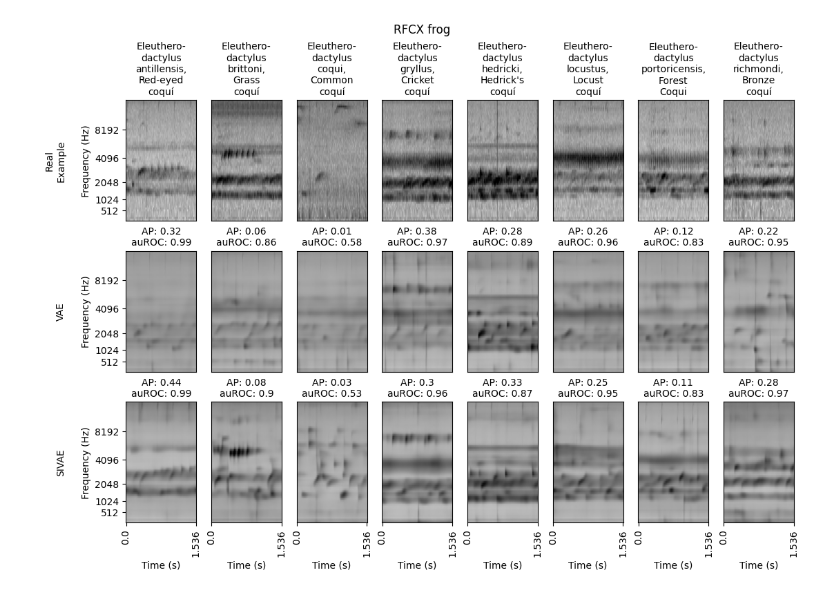
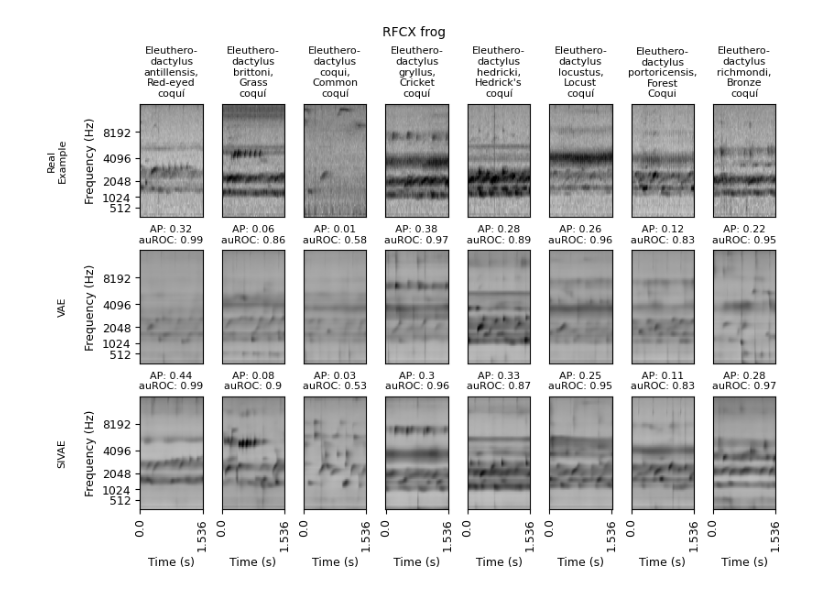
Before and after one commit to m4gpi/interpretable_bioacoustic_classifiers, a Jupyter notebook: notebooks/rfcx_frog_interpolation.ipynb, the cells around one changed output. Drawn from its saved outputs; the diff is of its cells as text; code cells hidden in the pictures.

Commit message:
updated significance test and plot sizes

```diff
--- a/notebooks/rfcx_frog_interpolation.ipynb
+++ b/notebooks/rfcx_frog_interpolation.ipynb
@@ -22,10 +22,11 @@ from src.core.models.mil_species_detector import MILSpeciesDetector
 from src.core.utils.sketch import make_ax_invisible
 
 plt.rcParams.update({
-    'axes.labelsize': 10,
-    'xtick.labelsize': 10,
-    'ytick.labelsize': 10,
-    'axes.titlesize': 10,
+    'axes.labelsize': 9,
+    'xtick.labelsize': 9,
+    'ytick.labelsize': 9,
+    'axes.titlesize': 8,
+    'figure.titlesize': 10,
 })
 
 def wrap_sentence(sentence, max_length):
@@ -48,5 +49,5 @@ def wrap_sentence(sentence, max_length):
 
 model_path = pathlib.Path("/its/home/kag25/models/v4")
 data = RainforestConnection("/its/home/kag25/data/rainforest_connection")
-save_dir = pathlib.Path("/its/home/kag25/experiments/v4/species_interpolations/")
+save_dir = pathlib.Path("/its/home/kag25/experiments/v4/plots/")
 save_dir.mkdir(exist_ok=True, parents=True)
@@ -103,7 +102,7 @@ species_params = [
 fig, axes = plt.subplots(
     nrows=3,
     ncols=len(species_params) + 1,
-    figsize=(11, 8),
+    figsize=(8.1, 6),
     width_ratios=[0.01, *[0.95 / (len(species_params)) for _ in range(len(species_params))]],
     constrained_layout=True,
 )
@@ -173,31 +172,31 @@ with torch.no_grad():
         ax.set_xlabel("")
 
         for j, (model_class, vae, clf, scores) in enumerate([("vae", vae, vae_clf, vae_scores), ("sivae", sivae, sivae_clf, sivae_scores)]):
             delta, shift = model_params[model_class][species_name].values()
             ap, auroc = scores[scores.species_name == species_name][["AP", "auROC"]].iloc[0].to_dict().values()
             z = model_means[j]
             W = clf.species_weights(species_name)
             norm = torch.linalg.norm(W)
             z_tilde = z + ((z @ W.T / norm) + delta) * (W / norm)
             x_tilde = vae.decode(z_tilde, shift * torch.ones(1, 1, 1, device=z.device)).cpu().squeeze().t()
             x_tilde_db = 20 * np.log10(x_tilde.exp())
             ax = axes[j + 1, i + 1]
             vae.front_end.plot(x_tilde_db, vmax=vmax, vmin=vmin, cmap="Greys", ax=ax)
             ax.tick_params(labelbottom=False, bottom=False)
             ax.set_xlabel("")
             ax.set_title(f"AP: {np.format_float_positional(ap, precision=2)}\nauROC: {np.format_float_positional(auroc, precision=2)}")
 
 for ax in axes[:, 2:].flatten():
     ax.set_ylabel("")
     ax.tick_params(labelleft=False, left=False)
 
 for ax in axes[-1, 1:].flatten():
     ax.tick_params(labelbottom=True, bottom=True)
     ax.set_xticks([0, 191], [0.0, 1.536], rotation=90)
     ax.set_xlabel("Time (s)")
 
 fig.suptitle("RFCX frog")
 fig.savefig(save_dir / "rfcx_frog_interpolation.pdf", format="pdf")
 plt.show()
 # %% [output]
-[figure, old version]
+[figure, new version]
```
Also changed, not shown: parts of 2 cells of this notebook, 9 other files.
